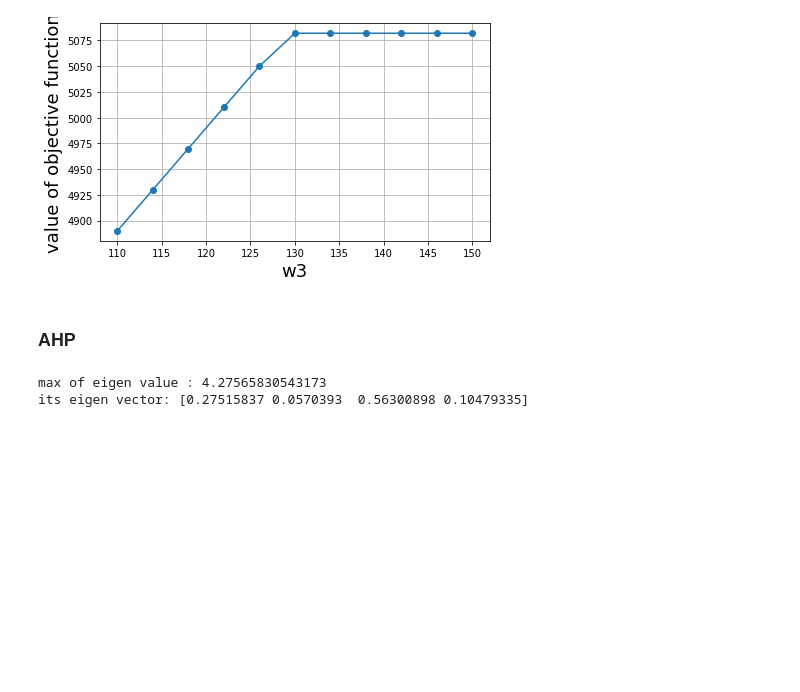
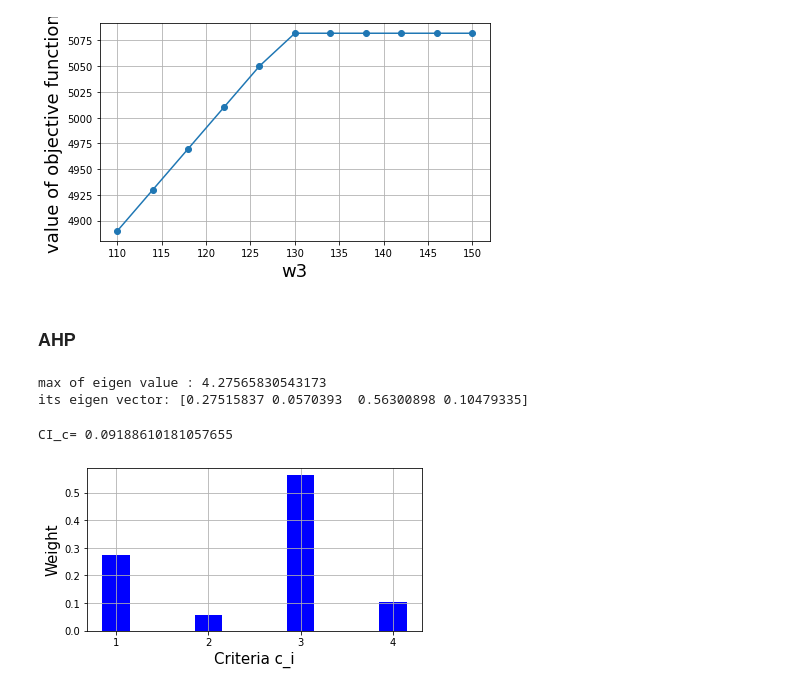
Before and after one commit to beeyan/DecisionMakingPython, a Jupyter notebook: notebook/Section5.ipynb, the cells around one changed output. Drawn from its saved outputs; the diff is of its cells as text; code cells hidden in the pictures; blank space fills up the shorter version.

```diff
--- a/notebook/Section5.ipynb
+++ b/notebook/Section5.ipynb
@@ -98,3 +98,20 @@ print("its eigen vector:", v_c)
 # %% [output]
 max of eigen value : 4.27565830543173
 its eigen vector: [0.27515837 0.0570393  0.56300898 0.10479335]
+# %%
+CI_c = (eigvmax_c - L)/(L-1)
+print("CI_c=",CI_c)
+# %% [output]
+CI_c= 0.09188610181057655
+# %%
+fig = plt.subplots(figsize=(6,3))
+xtic = list(range(1,L+1))
+plt.bar(x=xtic, height=v_c, width=0.3, color="b")
+plt.xticks(xtic)
+plt.xlabel('Criteria c_i', size=15)
+plt.ylabel('Weight', size=15)
+plt.grid()
+#plt.savefig('fig_OR_AHP_Eigen_Weight_01.pdf', bbox_inches='tight')
+plt.show()
+# %% [output]
+[figure, added]
```
Also changed, not shown: parts of 6 cells of this notebook, 1 other file.
